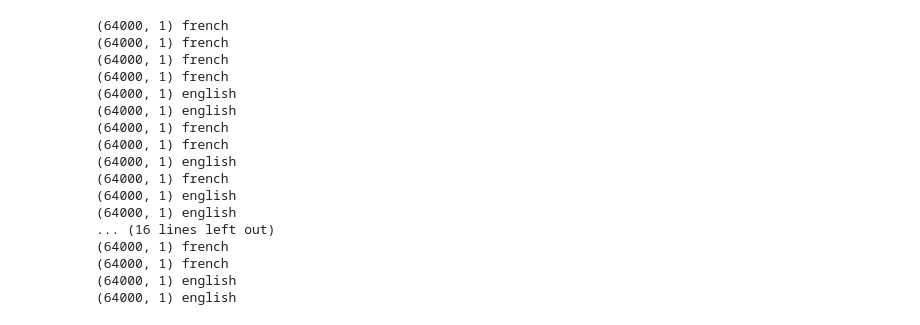
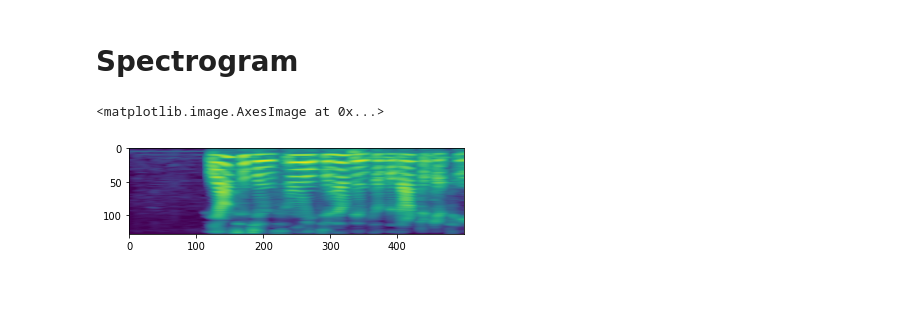
Before and after one commit to algosup/2022-Project-Artificial-Intelligence-Group-D, a Jupyter notebook: notebook.ipynb, the cells around one changed output. Saved outputs shown, nothing was run; the diff lists cells and outputs as text; code cells hidden in the pictures; blank space fills up the shorter version.

```diff
--- a/notebook.ipynb
+++ b/notebook.ipynb
@@ -83,24 +61,2 @@ Using 1405 files for validation.
-# %%
-class_names = train_ds.class_names
-
-for images, labels in train_ds.take(1):
-  for i, image in enumerate(images):
-    print(image.shape, class_names[labels[i]])
-# %% [output]
-(64000, 1) french
-(64000, 1) french
-(64000, 1) french
-(64000, 1) french
-(64000, 1) english
-(64000, 1) english
-(64000, 1) french
-(64000, 1) french
-(64000, 1) english
-(64000, 1) french
-(64000, 1) english
-(64000, 1) english
-... (16 lines left out)
-(64000, 1) french
-(64000, 1) french
-(64000, 1) english
-(64000, 1) english
+# %% [markdown]
+# Spectrogram
@@ -106,0 +86,42 @@ for images, labels in train_ds.take(1):
+# %%
+def load_audio_file(audio_file_path):
+    warnings.simplefilter('ignore', UserWarning)
+
+    audio_segment, _ = lr.load(audio_file_path, sr=sample_rate)
+    return audio_segment
+
+    warnings.simplefilter('default', UserWarning)
+
+def spectrogram(audio_segment):
+    # Compute mel-scaled spectrogram image
+    hl = audio_segment.shape[0] // image_width
+    spec = lr.feature.melspectrogram(audio_segment, n_mels=image_height, hop_length=int(hl))
+
+    # Logarithmic amplitudes
+    image = lr.core.power_to_db(spec)
+
+    # Convert to numpy matrix
+    image_np = np.asmatrix(image)
+
+    # Normalize and scale
+    image_np_scaled_temp = (image_np - np.min(image_np))
+
+    image_np_scaled = image_np_scaled_temp / np.max(image_np_scaled_temp)
+
+    return image_np_scaled[:, 0:image_width]
+
+def to_integer(image_float):
+    # range (0,1) -> (0,255)
+    image_float_255 = image_float * 255.
+
+    # Convert to uint8 in range [0:255]
+    image_int = image_float_255.astype(np.uint8)
+
+    return image_int
+# %%
+sp = spectrogram(load_audio_file(audio_file))
+sp.shape
+plt.imshow(sp)
+# %% [output]
+<matplotlib.image.AxesImage at 0x...>
+[figure, added]
```
Also changed, not shown: parts of 55 cells of this notebook.
